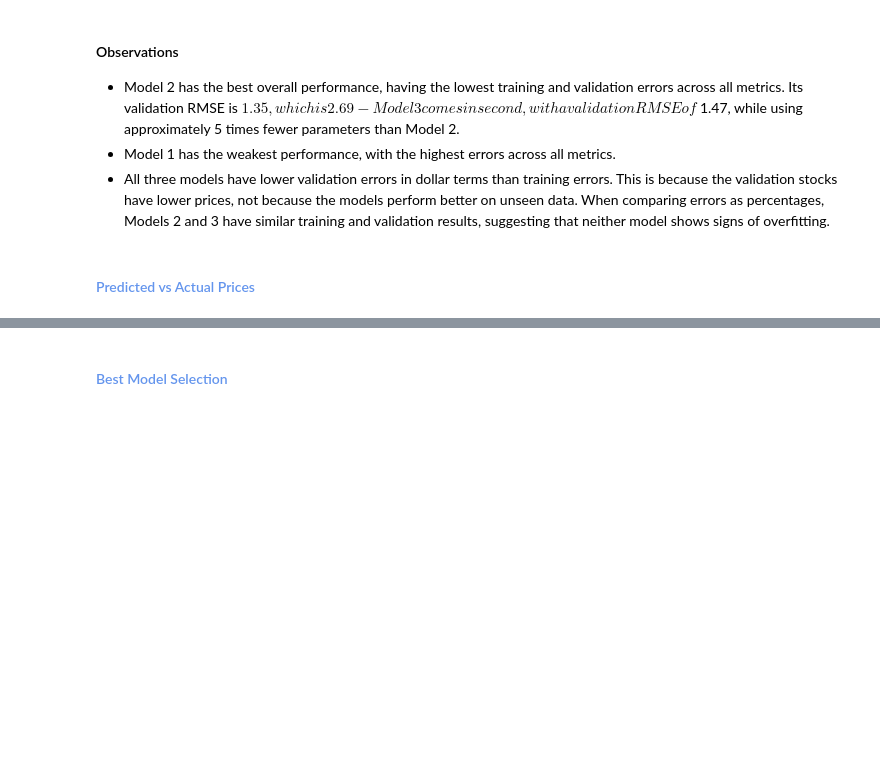
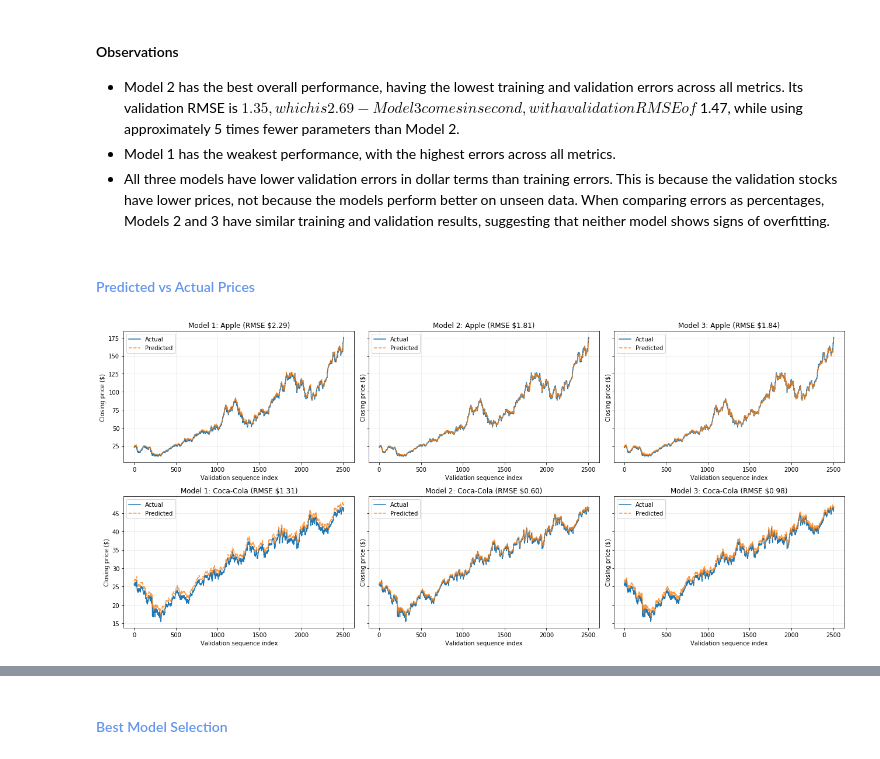
Before and after one commit to AylieNagler/Stock-Price-Predictions, a Jupyter notebook: NOTEBOOK/asg5_Group2_AylieLapierreNagler_AnikaViado_QlirimTeneqja_ArsiKharghani.ipynb, the cells around one changed output, grey strips where cells are left out. Drawn from its saved outputs; the diff is of its cells as text; code cells hidden in the pictures; blank space fills up the shorter version.

Commit message:
Added predicted vs actual price

```diff
--- a/NOTEBOOK/asg5_Group2_AylieLapierreNagler_AnikaViado_QlirimTeneqja_ArsiKharghani.ipynb
+++ b/NOTEBOOK/asg5_Group2_AylieLapierreNagler_AnikaViado_QlirimTeneqja_ArsiKharghani.ipynb
@@ -669,3 +669,44 @@ display(comparison.round({
 - All three models have lower validation errors in dollar terms than training errors. This is because the validation stocks have lower prices, not because the models perform better on unseen data. When comparing errors as percentages, Models 2 and 3 have similar training and validation results, suggesting that neither model shows signs of overfitting.
 # %% [markdown]
 #### <span style="color:cornflowerblue">Predicted vs Actual Prices</span>
+# %%
+val_results = {
+    "Model 1": val_results_1,
+    "Model 2": val_results_2,
+    "Model 3": val_results_3,
+}
+
+# Number of sequences in each validation file, in the order they were concatenated
+file_lengths = [len(get_lookback(f, look_back)[0]) for f in val_files]
+
+# One row per validation stock, one column per model
+fig, axes = plt.subplots(
+    len(val_files), len(val_results),
+    figsize=(18, 4 * len(val_files)),
+    sharey="row", squeeze=False
+)
+
+for col, (name, res) in enumerate(val_results.items()):
+    start = 0
+    for row, (file, length) in enumerate(zip(val_files, file_lengths)):
+        end = start + length
+        actual = res["actual"][start:end]
+        predicted = res["predicted"][start:end]
+        rmse = np.sqrt(np.mean((actual - predicted) ** 2))
+        ticker = file.split(".")[0]
+
+        ax = axes[row, col]
+        ax.plot(np.arange(length), actual, label="Actual", linewidth=1.5)
+        ax.plot(np.arange(length), predicted, "--", label="Predicted", alpha=0.8)
+        ax.set_title(f"{name}: {companies[ticker]} (RMSE ${rmse:.2f})")
+        ax.set_xlabel("Validation sequence index")
+        ax.set_ylabel("Closing price ($)")
+        ax.legend()
+        ax.grid(alpha=0.25)
+
+        start = end
+
+plt.tight_layout()
+plt.show()
+# %% [output]
+[figure, added]
```
Also changed, not shown: parts of 1 cell of this notebook.
